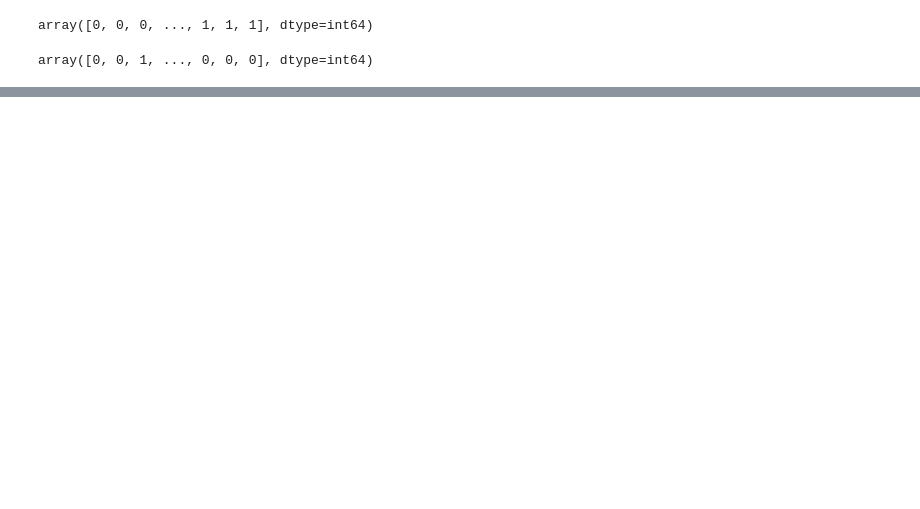
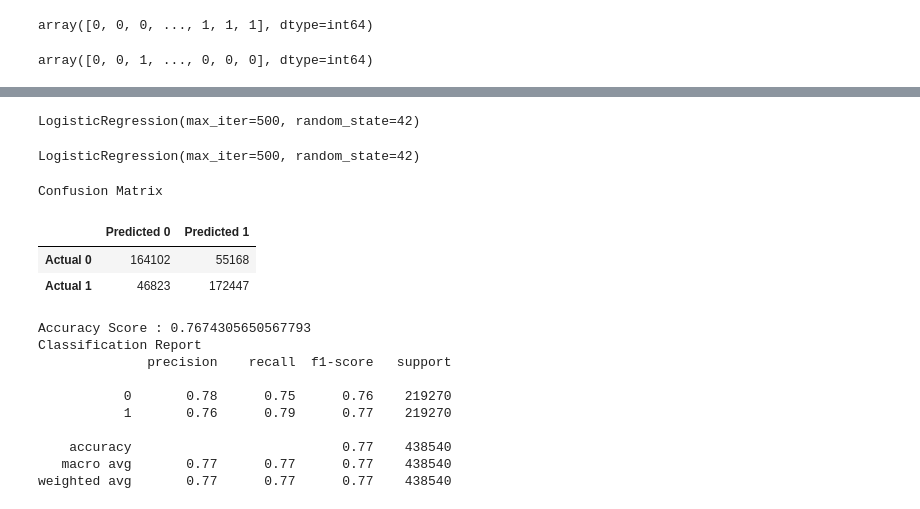
Before and after one commit to gustavo-cupertino/project-4-group-6, a Jupyter notebook: TWO MODELS.ipynb, the cells around one changed output, grey strips where cells are left out. Drawn from its saved outputs; the diff is of its cells as text; code cells hidden in the pictures; blank space fills up the shorter version.

```diff
--- a/TWO MODELS.ipynb
+++ b/TWO MODELS.ipynb
@@ -433,0 +267,14 @@ cm_df
+# %%
+from sklearn.linear_model import LogisticRegression
+lr_model = LogisticRegression(solver='lbfgs',
+                                max_iter=500,
+                                random_state=42)
+lr_model
+# %% [output]
+LogisticRegression(max_iter=500, random_state=42)
+# %%
+lr_model.fit(X_train_scaled, y_train)
+# %% [output]
+LogisticRegression(max_iter=500, random_state=42)
+# %%
+predictions_train = lr_model.predict(X_train_scaled)
@@ -433,0 +283,31 @@ cm_df
+# %%
+ # Calculating the confusion matrix with training data
+cm = confusion_matrix(y_train, predictions_train)
+cm_df = pd.DataFrame(
+    cm, index=["Actual 0", "Actual 1"], columns=["Predicted 0", "Predicted 1"]
+)
+
+# Calculating the accuracy score
+acc_score_train = accuracy_score(y_train, predictions_train)
+# %%
+ # Displaying results
+print("Confusion Matrix")
+display(cm_df)
+print(f"Accuracy Score : {acc_score_train}")
+print("Classification Report")
+print(classification_report(y_train, predictions_train))
+# %% [output]
+Confusion Matrix
+|  | Predicted 0 | Predicted 1 |
+| Actual 0 | 164102 | 55168 |
+| Actual 1 | 46823 | 172447 |
+Accuracy Score : 0.7674305650567793
+Classification Report
+              precision    recall  f1-score   support
+
+           0       0.78      0.75      0.76    219270
+           1       0.76      0.79      0.77    219270
+
+    accuracy                           0.77    438540
+   macro avg       0.77      0.77      0.77    438540
+weighted avg       0.77      0.77      0.77    438540
```
Also changed, not shown: parts of 41 cells of this notebook.
